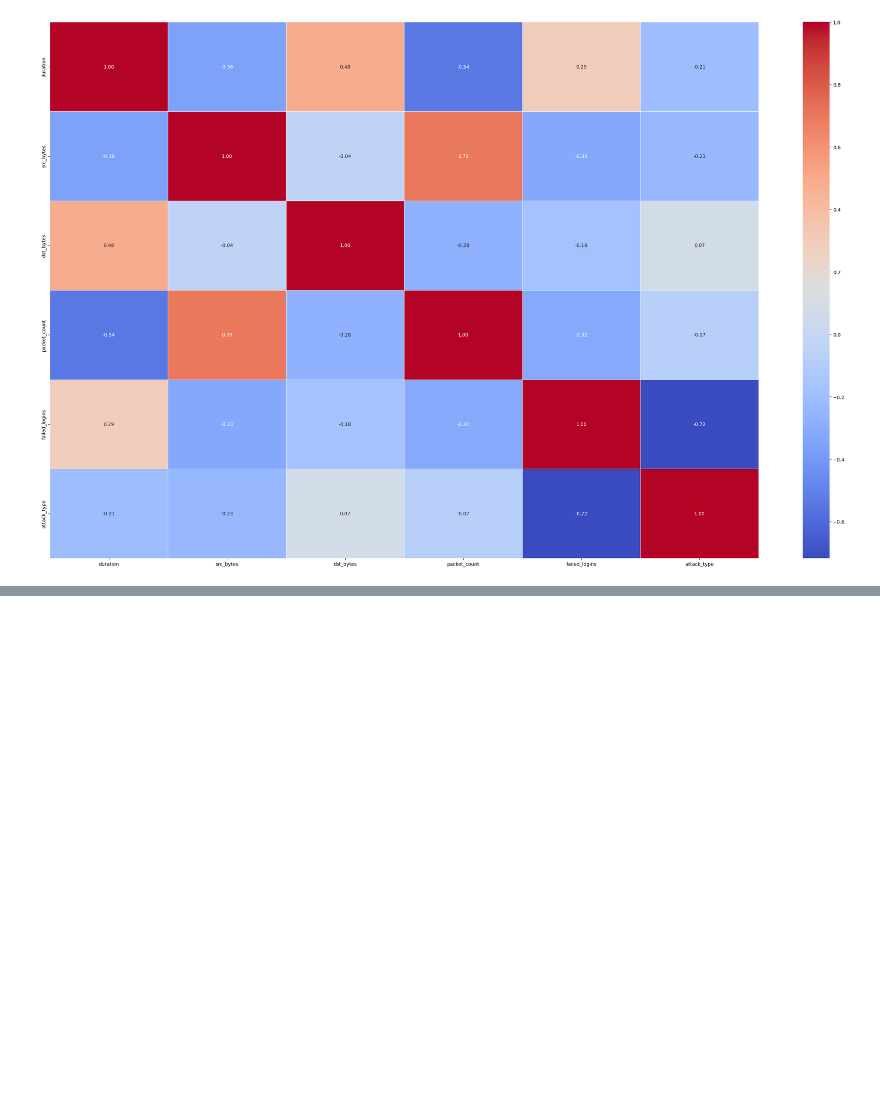
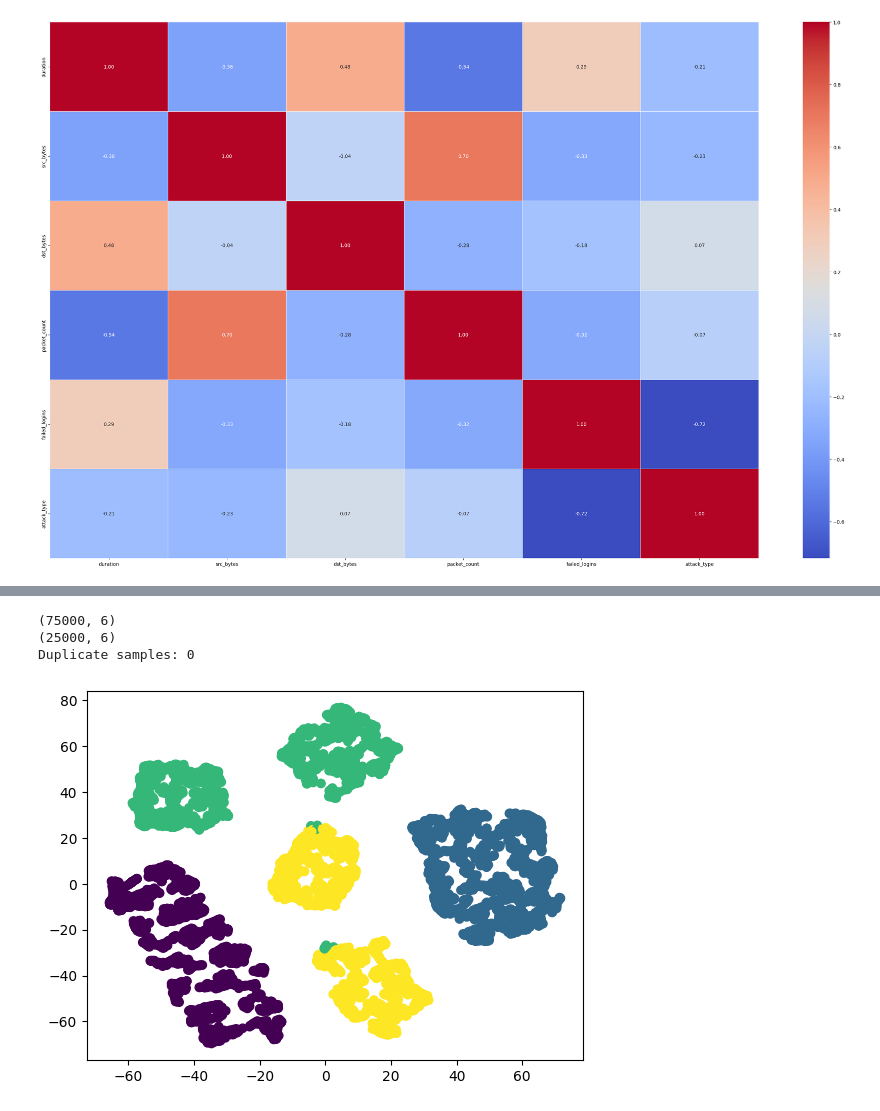
Before and after one commit to sonjoy1s/ML, a Jupyter notebook: Cyber_Security_Attack_Using_Network.ipynb, the cells around one changed output, grey strips where cells are left out. Cells and saved outputs as stored; diff of their text form; code cells hidden in the pictures; blank space fills up the shorter version.

```diff
--- a/Cyber_Security_Attack_Using_Network.ipynb
+++ b/Cyber_Security_Attack_Using_Network.ipynb
@@ -160,0 +187,24 @@ plt.show()
+# %%
+#numerical Pipeline
+numerical_pipe = Pipeline(
+    steps=[
+        ('imputer',SimpleImputer(strategy='median')),
+        ('scaler',StandardScaler())
+    ]
+)
+# %%
+categorical_pipe = Pipeline(
+    steps=[
+        ('imputer',SimpleImputer(strategy='most_frequent')),
+        ('onehot',OneHotEncoder(handle_unknown='ignore'))
+    ]
+)
+# %%
+#Combine numerical and categorical
+
+from sklearn.compose import ColumnTransformer
+Combine_pipe = ColumnTransformer([
+    ('num',numerical_pipe,numerical_cols),
+    ('cat',categorical_pipe,categorical_cols)
+]
+)
@@ -160,0 +213,27 @@ plt.show()
+# %%
+print(X_train.shape)
+print(X_test.shape)
+
+# duplicate check
+import pandas as pd
+
+train_df = pd.DataFrame(X_train)
+test_df = pd.DataFrame(X_test)
+
+duplicates = pd.merge(train_df, test_df, how='inner')
+print("Duplicate samples:", len(duplicates))
+# %% [output]
+(75000, 6)
+(25000, 6)
+Duplicate samples: 0
+# %%
+from sklearn.manifold import TSNE
+import matplotlib.pyplot as plt
+
+X_processed = Combine_pipe.fit_transform(X)
+X_embedded = TSNE(n_components=2).fit_transform(X_processed[:5000])
+
+plt.scatter(X_embedded[:,0], X_embedded[:,1], c=y[:5000])
+plt.show()
+# %% [output]
+[figure, added]
```
Also changed, not shown: parts of 23 cells of this notebook.
